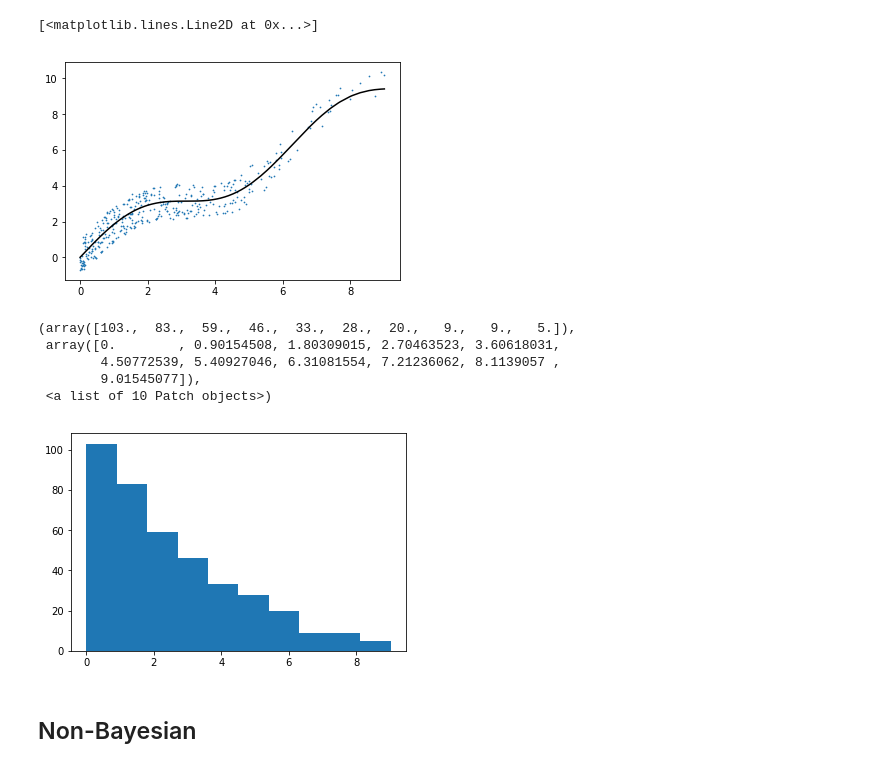
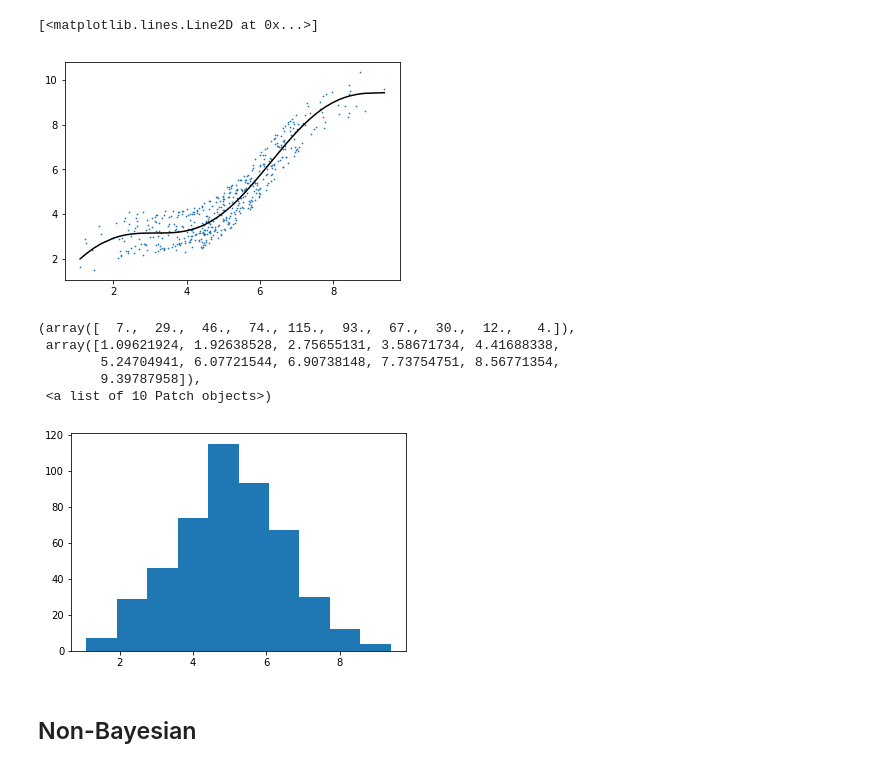
Before and after one commit to tomli1234/BDL, a Jupyter notebook: non_linear_regression.ipynb, the cells around one changed output. Cells and saved outputs as stored; diff of their text form; code cells hidden in the pictures.

Commit message:
use normal filter

```diff
--- a/non_linear_regression.ipynb
+++ b/non_linear_regression.ipynb
@@ -1,47 +1,53 @@
 # %%
 import pandas as pd
 import numpy as np
 %matplotlib inline
 import matplotlib.pyplot as plt
 import tensorflow as tf
 import tensorflow_probability as tfp
 
 # Data
-n = 20000
+n = 5000
 x = np.linspace(0,10,n)
 
 # Drop data points
 #p = abs(np.sin(x))
-p = (x/max(x))**0.02
+#p = ((x-np.mean(x))/max(x))
+#r = np.random.uniform(0,1,n)
+#x = x[r>p]
+
+with tf.Session() as sess:
+    dist = tfp.distributions.Normal(loc=np.mean(x), scale=1.5)
+    output = dist.prob(x).eval()
 r = np.random.uniform(0,1,n)
-x = x[r>p]
+x = x[r<output]
 
 n = len(x)
 
 epis = np.random.uniform(-1,1,n)
 #y = np.sin(x + epis * (x/1)**1)
 #y = np.sin(x + epis)
 #y = (x + epis) + x**1.5
 y_true = x + np.sin(x)
 y = y_true + epis
 #y = y*1
 
 plt.scatter(x, y, s = 0.5)
 plt.plot(x, y_true, c = 'black')
 # %% [output]
 [<matplotlib.lines.Line2D at 0x...>]
-[figure, old version]
+[figure, new version]
 # %%
 x = x.reshape(n, 1)
 x.shape
 plt.hist(x)
 # %% [output]
-(array([103.,  83.,  59.,  46.,  33.,  28.,  20.,   9.,   9.,   5.]),
- array([0.        , 0.90154508, 1.80309015, 2.70463523, 3.60618031,
-        4.50772539, 5.40927046, 6.31081554, 7.21236062, 8.1139057 ,
-        9.01545077]),
+(array([  7.,  29.,  46.,  74., 115.,  93.,  67.,  30.,  12.,   4.]),
+ array([1.09621924, 1.92638528, 2.75655131, 3.58671734, 4.41688338,
+        5.24704941, 6.07721544, 6.90738148, 7.73754751, 8.56771354,
+        9.39787958]),
  <a list of 10 Patch objects>)
-[figure, old version]
+[figure, new version]
 # %%
 # Network parameter
 n_inputs = 1
```
Also changed, not shown: parts of 5 cells of this notebook.
